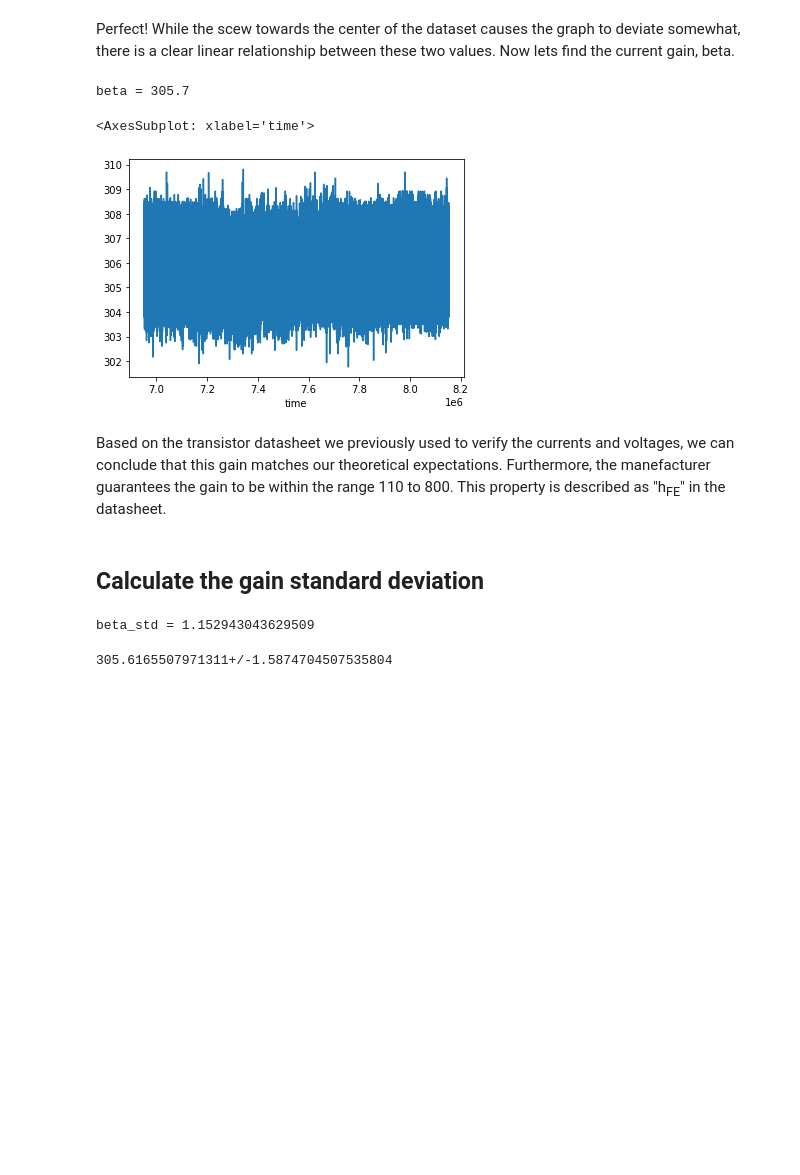
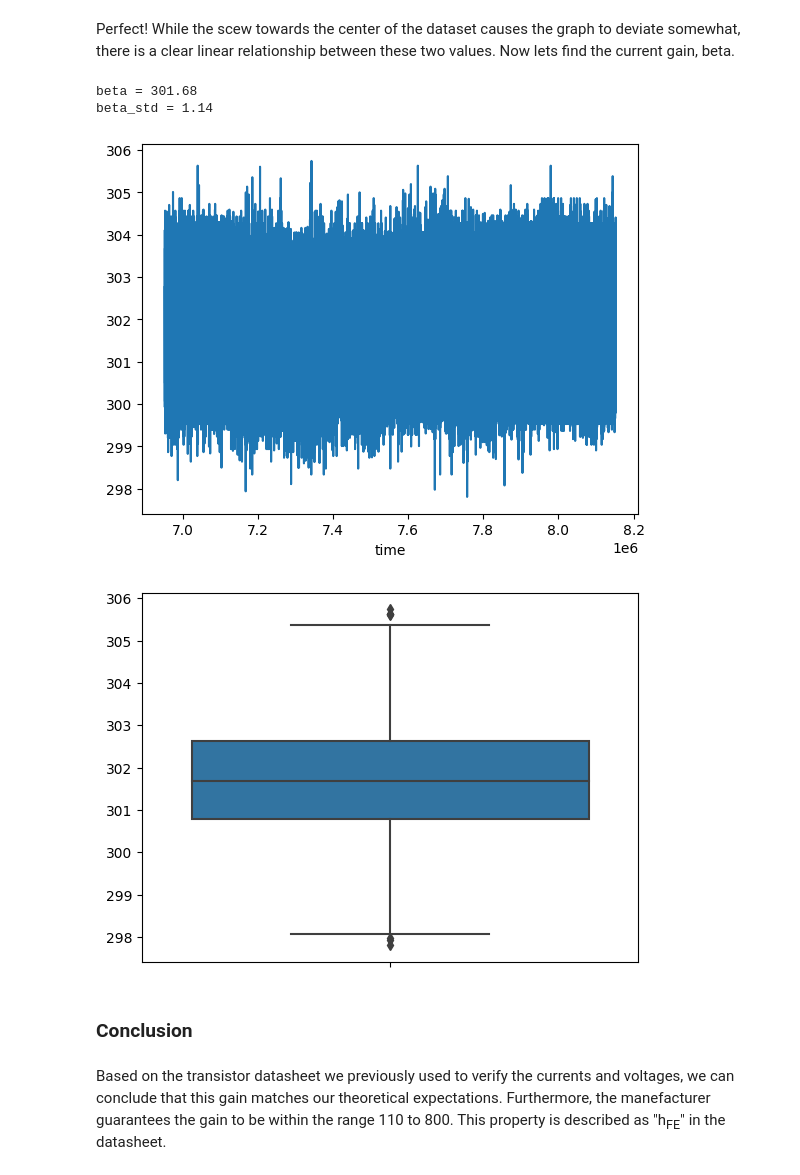
Before and after one commit to nosknut/statistics-project-h2022, a Jupyter notebook: analysis/analysis.ipynb, the cells around one changed output. Cells and saved outputs as stored; diff of their text form; code cells hidden in the pictures; blank space fills up the shorter version.

```diff
--- a/analysis/analysis.ipynb
+++ b/analysis/analysis.ipynb
@@ -447,6 +484,6 @@ First we define the physical properties of our circuit
 # %%
-Rc = 32.3
-Rb = 21.82e3
+Rc = 33
+Rb = 22e3
 Vcc = 3.3
 Vbs = (3000/4095) * Vcc
 # %% [markdown]
@@ -508,29 +540,21 @@ sns.lineplot(x=Ib, y=Ic)
 Perfect! While the scew towards the center of the dataset causes the graph to deviate somewhat, there is a clear linear relationship between these two values. Now lets find the current gain, beta.
 # %%
 beta = Ic/Ib
-print("beta =", round(beta.median(), 2))
-# %% [output]
-beta = 305.7
+# %%
+print("beta =", round(beta.median(), 2))
+print("beta_std =", round(beta.std(),2 ))
+# %% [output]
+beta = 301.68
+beta_std = 1.14
 # %%
 sns.lineplot(x="time", y=beta, data=transistor_data)
+plt.show()
+sns.boxplot(y=beta)
+plt.show()
 # %% [output]
-<AxesSubplot: xlabel='time'>
-[figure, old version]
+[figure, new version]
+[figure, added]
+# %% [markdown]
+### Conclusion
 # %% [markdown]
 Based on the transistor datasheet we previously used to verify the currents and voltages, we can conclude that this gain matches our theoretical expectations. Furthermore, the manefacturer guarantees the gain to be within the range 110 to 800. This property is described as "h<sub>FE</sub>" in the datasheet.
-# %% [markdown]
-## Calculate the gain standard deviation
-# %%
-print("beta_std =", beta.std())
-# %% [output]
-beta_std = 1.152943043629509
-# %%
-from uncertainties import ufloat
-#i1=ufloat(transistor_input_1_median, transistor_input_1_std)
-#i2=ufloat(transistor_input_2_median, transistor_input_2_std)
-#((Vcc-(i2/4095)*Vcc)/Rc)/(((3000/4095)*Vcc-(i1/4095)*Vcc)/Rb)
-ib=ufloat(Ib.median(), Ib.std())
-ic=ufloat(Ic.median(), Ic.std())
-ic/ib
-# %% [output]
-305.6165507971311+/-1.5874704507535804
```
Also changed, not shown: parts of 87 cells of this notebook.
